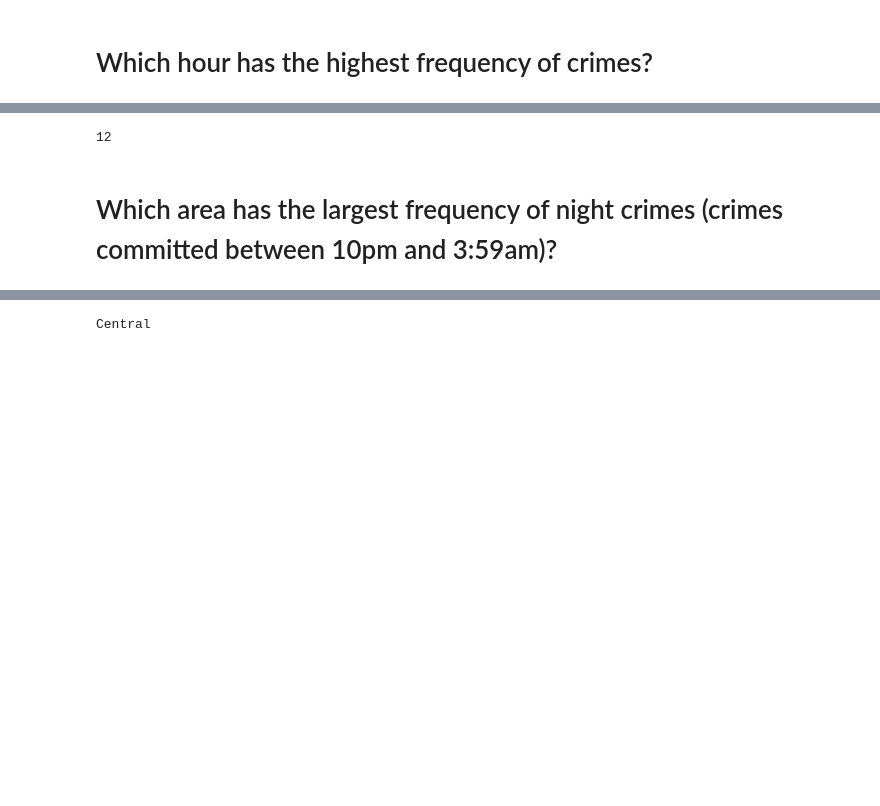
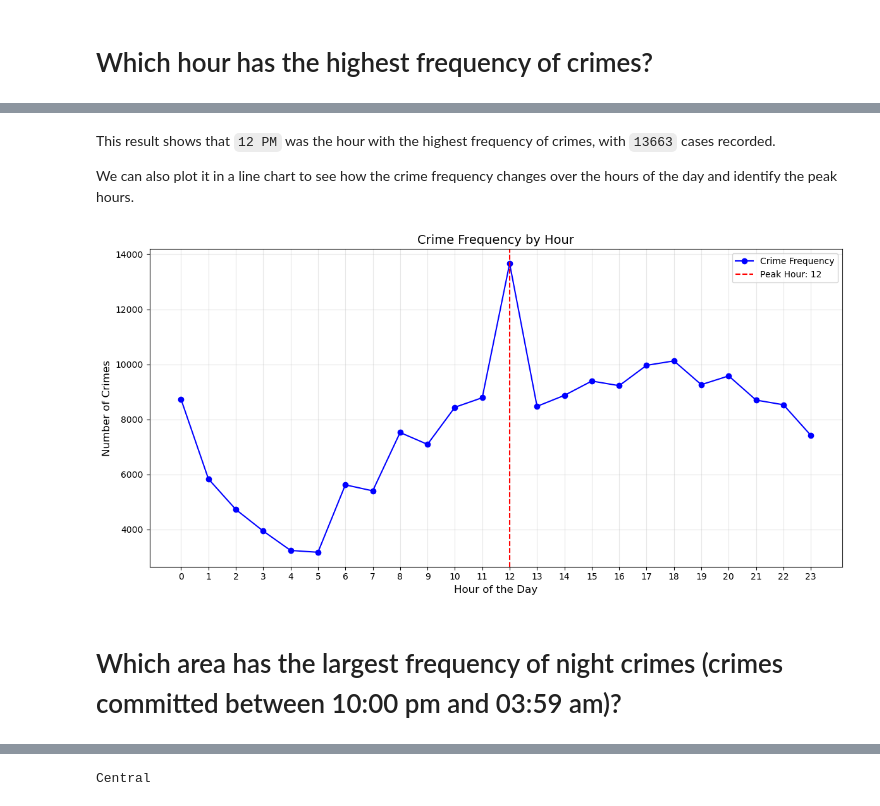
Before and after one commit to azizp128/data-science-projects, a Jupyter notebook: analyzing-crime-in-los-angeles/notebook.ipynb, the cells around one changed output, grey strips where cells are left out. Cells and saved outputs as stored; diff of their text form; code cells hidden in the pictures; blank space fills up the shorter version.

```diff
--- a/analyzing-crime-in-los-angeles/notebook.ipynb
+++ b/analyzing-crime-in-los-angeles/notebook.ipynb
@@ -42,12 +83,31 @@ memory usage: 17.0+ MB
+# %% [markdown]
+This result shows that `12 PM` was the hour with the highest frequency of crimes, with `13663` cases recorded.
+
+We can also plot it in a line chart to see how the crime frequency changes over the hours of the day and identify the peak hours.
 # %%
-# Extract TIME OCC
-crimes['Hour OCC'] = crimes['TIME OCC'].str[:2].astype(int)
+# Value counts for each hour
+hourly_counts = crimes['Hour OCC'].value_counts().sort_index()
 
 # Peak crime hour
-peak_crime_hour = crimes['Hour OCC'].value_counts().idxmax()
+peak_crime_hour = hourly_counts.idxmax()
 
-print(peak_crime_hour)
+# Plotting
+plt.figure(figsize=(12, 6))
+
+# Line chart
+plt.plot(hourly_counts.index, hourly_counts.values, marker='o', label="Crime Frequency", color='blue')
+plt.axvline(x=peak_crime_hour, color='red', linestyle='--', label=f"Peak Hour: {peak_crime_hour}")
+plt.title("Crime Frequency by Hour", fontsize=14)
+plt.xlabel("Hour of the Day", fontsize=12)
+plt.ylabel("Number of Crimes", fontsize=12)
+plt.grid(alpha=0.3)
+plt.legend()
+plt.xticks(range(0, 24))
+plt.tight_layout()
+
+# Display the chart
+plt.show()
 # %% [output]
-12
+[figure, added]
 # %% [markdown]
-# Which area has the largest frequency of night crimes (crimes committed between 10pm and 3:59am)?
+# Which area has the largest frequency of night crimes (crimes committed between 10:00 pm and 03:59 am)?
```
Also changed, not shown: parts of 22 cells of this notebook, 1 other file.
